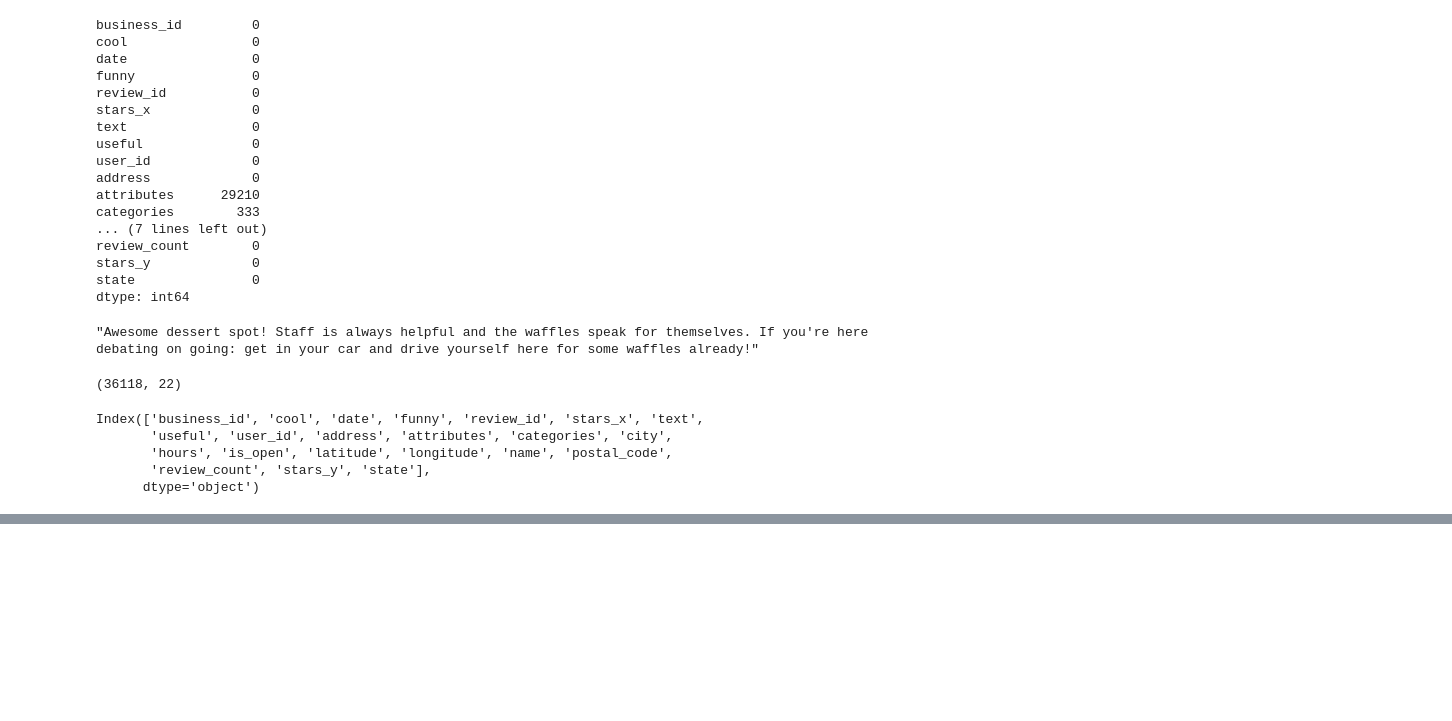
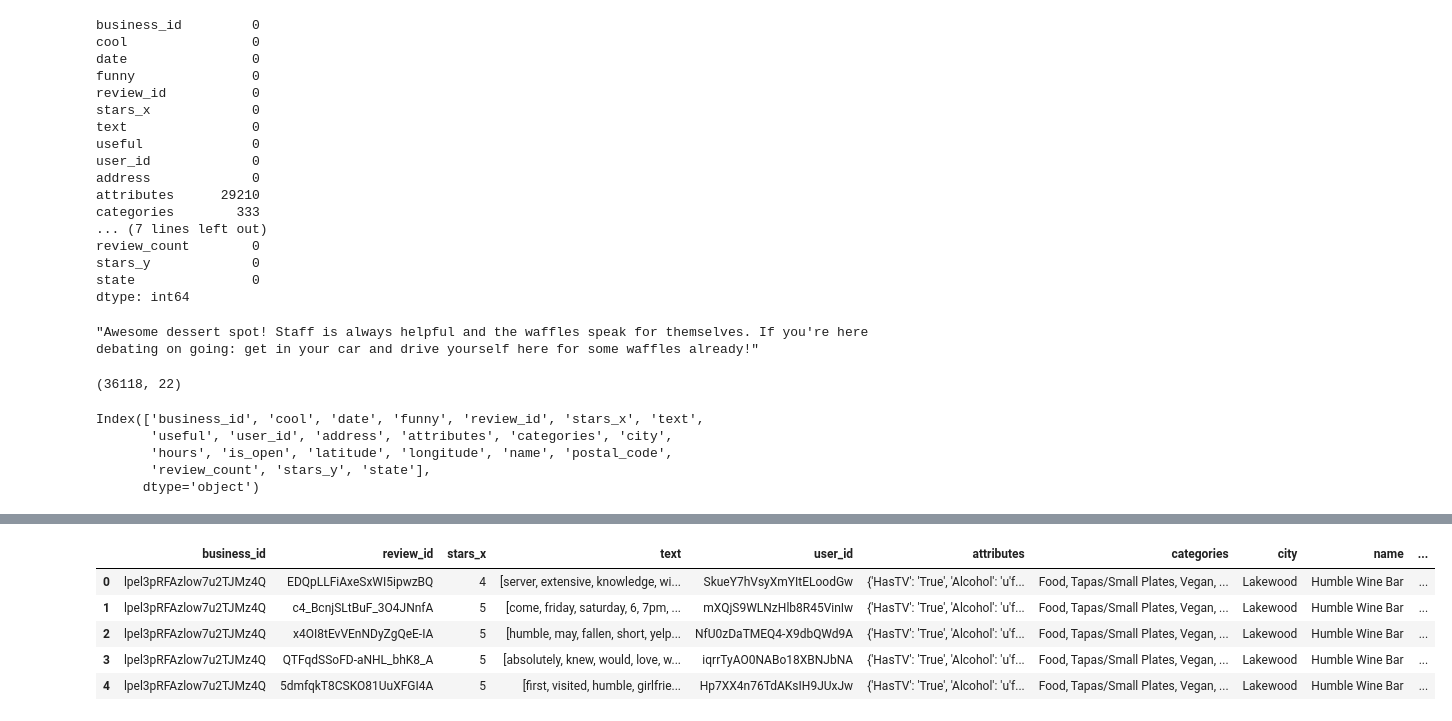
Before and after one commit to mengqili653/STAT628-Yelp, a Jupyter notebook: code/Preprocess.ipynb, the cells around one changed output, grey strips where cells are left out. Drawn from its saved outputs; the diff is of its cells as text; code cells hidden in the pictures; blank space fills up the shorter version.

```diff
--- a/code/Preprocess.ipynb
+++ b/code/Preprocess.ipynb
@@ -160,3 +160,15 @@ from nltk.stem.wordnet import WordNetLemmatizer
 
 lem = WordNetLemmatizer()
 lemmed = [[lem.lemmatize(i) for i in j] for j in words]
+# %%
+dessert_clean['text'] = lemmed
+dessert_clean.reset_index(drop=True, inplace=True)
+# %%
+dessert_clean.head()
+# %% [output]
+|  | business_id | review_id | stars_x | text | user_id | attributes | categories | city | name | ... |
+| 0 | lpel3pRFAzlow7u2TJMz4Q | EDQpLLFiAxeSxWI5ipwzBQ | 4 | [server, extensive, knowledge, wi... | SkueY7hVsyXmYItELoodGw | {'HasTV': 'True', 'Alcohol': 'u'f... | Food, Tapas/Small Plates, Vegan, ... | Lakewood | Humble Wine Bar | ... |
+| 1 | lpel3pRFAzlow7u2TJMz4Q | c4_BcnjSLtBuF_3O4JNnfA | 5 | [come, friday, saturday, 6, 7pm, ... | mXQjS9WLNzHlb8R45VinIw | {'HasTV': 'True', 'Alcohol': 'u'f... | Food, Tapas/Small Plates, Vegan, ... | Lakewood | Humble Wine Bar | ... |
+| 2 | lpel3pRFAzlow7u2TJMz4Q | x4OI8tEvVEnNDyZgQeE-IA | 5 | [humble, may, fallen, short, yelp... | NfU0zDaTMEQ4-X9dbQWd9A | {'HasTV': 'True', 'Alcohol': 'u'f... | Food, Tapas/Small Plates, Vegan, ... | Lakewood | Humble Wine Bar | ... |
+| 3 | lpel3pRFAzlow7u2TJMz4Q | QTFqdSSoFD-aNHL_bhK8_A | 5 | [absolutely, knew, would, love, w... | iqrrTyAO0NABo18XBNJbNA | {'HasTV': 'True', 'Alcohol': 'u'f... | Food, Tapas/Small Plates, Vegan, ... | Lakewood | Humble Wine Bar | ... |
+| 4 | lpel3pRFAzlow7u2TJMz4Q | 5dmfqkT8CSKO81UuXFGI4A | 5 | [first, visited, humble, girlfrie... | Hp7XX4n76TdAKsIH9JUxJw | {'HasTV': 'True', 'Alcohol': 'u'f... | Food, Tapas/Small Plates, Vegan, ... | Lakewood | Humble Wine Bar | ... |
```
Also changed, not shown: parts of 7 cells of this notebook.
